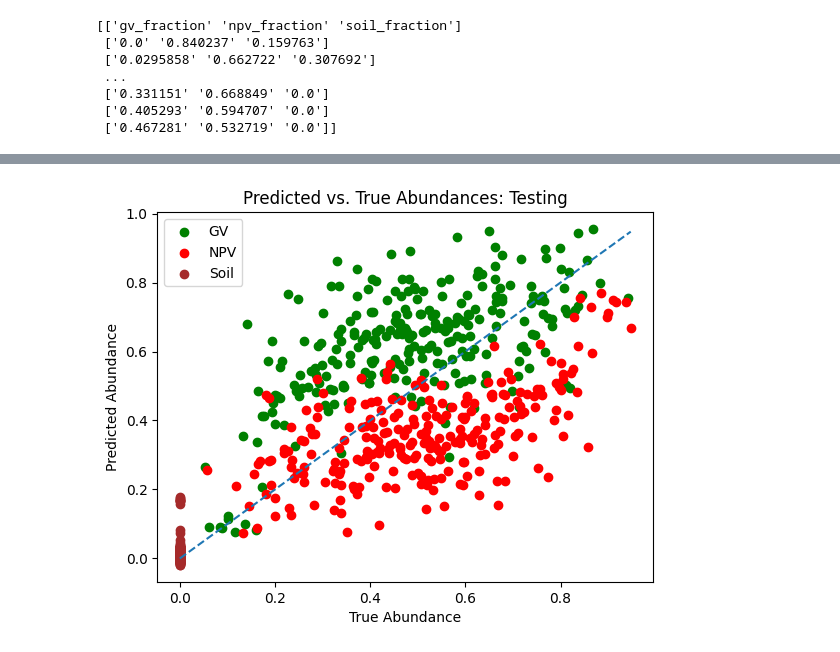
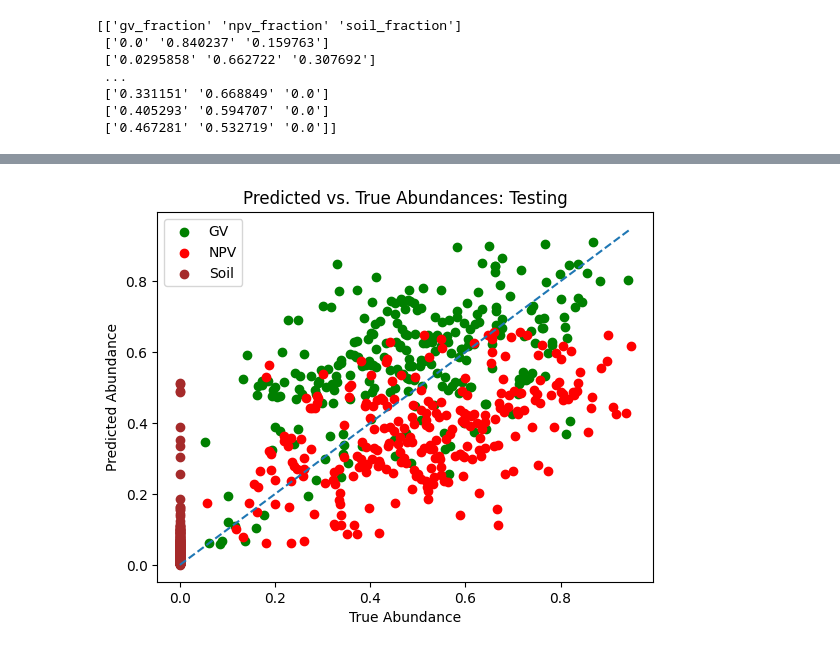
Before and after one commit to ahmed-zunaira/UTAT-Onboarding-Project, a Jupyter notebook: UTAT_DL_Onboarding.ipynb, the cells around one changed output, grey strips where cells are left out. Saved outputs shown, nothing was run; the diff lists cells and outputs as text; code cells hidden in the pictures.

Commit message:
Ensured best epoch was used for testing now

```diff
--- a/UTAT_DL_Onboarding.ipynb
+++ b/UTAT_DL_Onboarding.ipynb
@@ -53,7 +53,8 @@ class MLP (nn.Module):
     activation2 = self.layer2(activation1)
     activation2 = F.relu(activation2)
     activation3 = self.layer3(activation2)
-    return activation3
+    output = torch.softmax(activation3, dim=-1)
+    return output
 
 def plot_loss(epochs):
   val_loss = np.loadtxt("model_MLP_epoch{}_val_loss.csv".format(epochs))
@@ -156,6 +157,8 @@ def evaluate_MLP (net, data, labels_val, criterion):
 def train_MLP (net, data_tensor, labels_tensor, num_epochs=30):
   # setting manual seed for replication
   torch.manual_seed(1)
+  best_epoch = 0
+  best_val_r2 = 0
 
   net.train()
 
@@ -197,6 +200,11 @@ def train_MLP (net, data_tensor, labels_tensor, num_epochs=30):
 
     train_loss[epoch] = float(total_loss_train) / (i+1)
     val_r2[epoch], val_loss[epoch] = evaluate_MLP (net, data_val, labels_val, criterion)
+
+    if (val_r2[epoch] > best_val_r2):
+      best_val_r2= val_r2[epoch]
+      best_epoch = epoch+1
+
     print (("Epoch {}: Train loss: {}, Validation loss: {}, Validation r2: {}").format(epoch+1, train_loss[epoch], val_loss[epoch], val_r2[epoch]))
     torch.save(net.state_dict(), "model_MLP_epoch{}".format(epoch+1))
 
@@ -210,8 +218,10 @@ def train_MLP (net, data_tensor, labels_tensor, num_epochs=30):
   np.savetxt ("model_MLP_epoch{}_train_loss.csv".format(num_epochs), train_loss)
   np.savetxt ("model_MLP_epoch{}_val_loss.csv".format(num_epochs), val_loss)
   np.savetxt ("model_MLP_epoch{}_val_r2.csv".format(num_epochs), val_r2)
+
+  return best_epoch
 # %%
 mlp = MLP()
 
-train_MLP(mlp, data_tensor, labels_tensor, 100)
+epoch_val = train_MLP(mlp, data_tensor, labels_tensor, 100)
 # %% [output]
@@ -241,4 +251,8 @@ plot_r2('val', 100)
 # %%
+mlp = MLP()
+
+train_MLP(mlp, data_tensor, labels_tensor, epoch_val)
+
 test_r2, test_loss = test_MLP(mlp, data_tensor, labels_tensor)
 
 print ("R-Squared value of testing data:", test_r2)
@@ -248 +278 @@ R-Squared value of testing data: -0.1515762358903885
-[figure, old version]
+[figure, new version]
```
Also changed, not shown: parts of 3 cells of this notebook.
